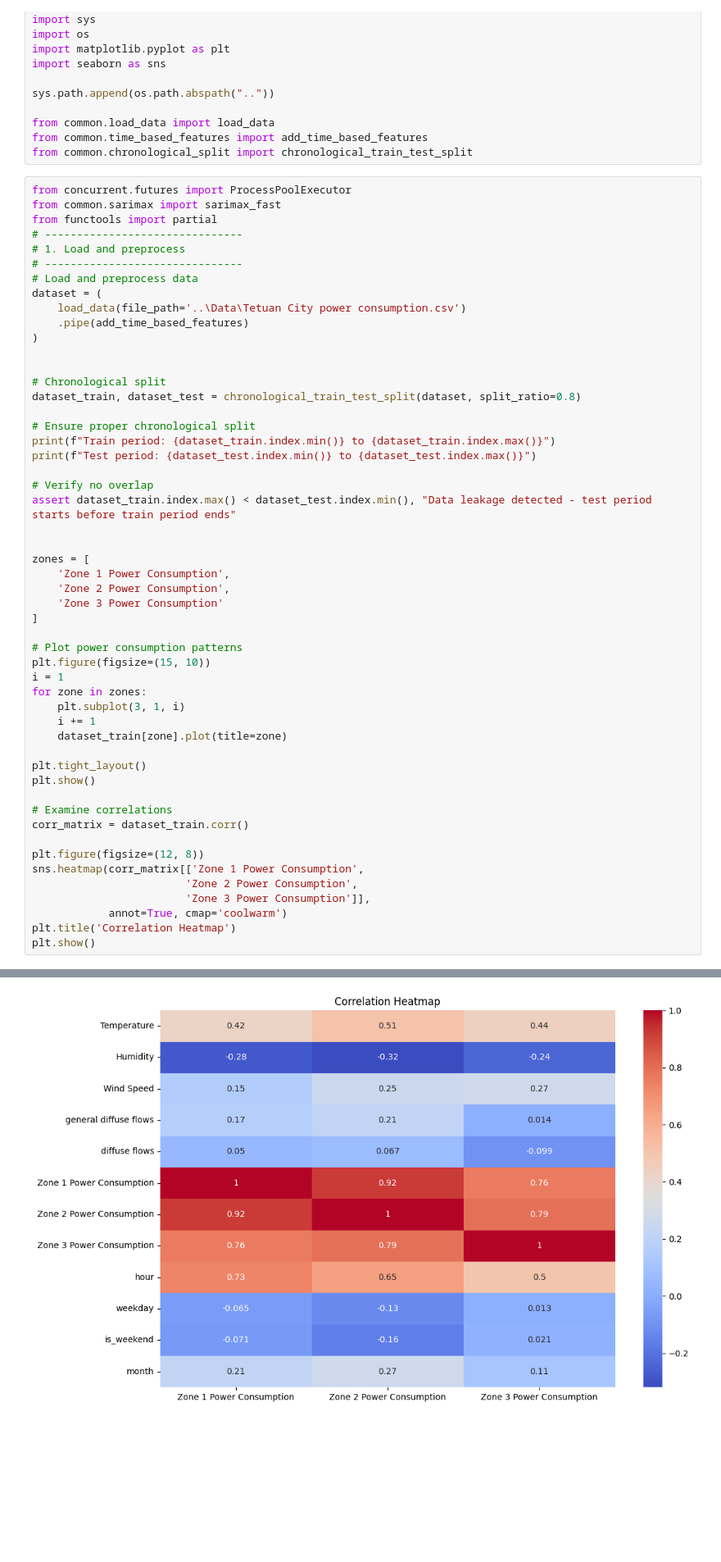
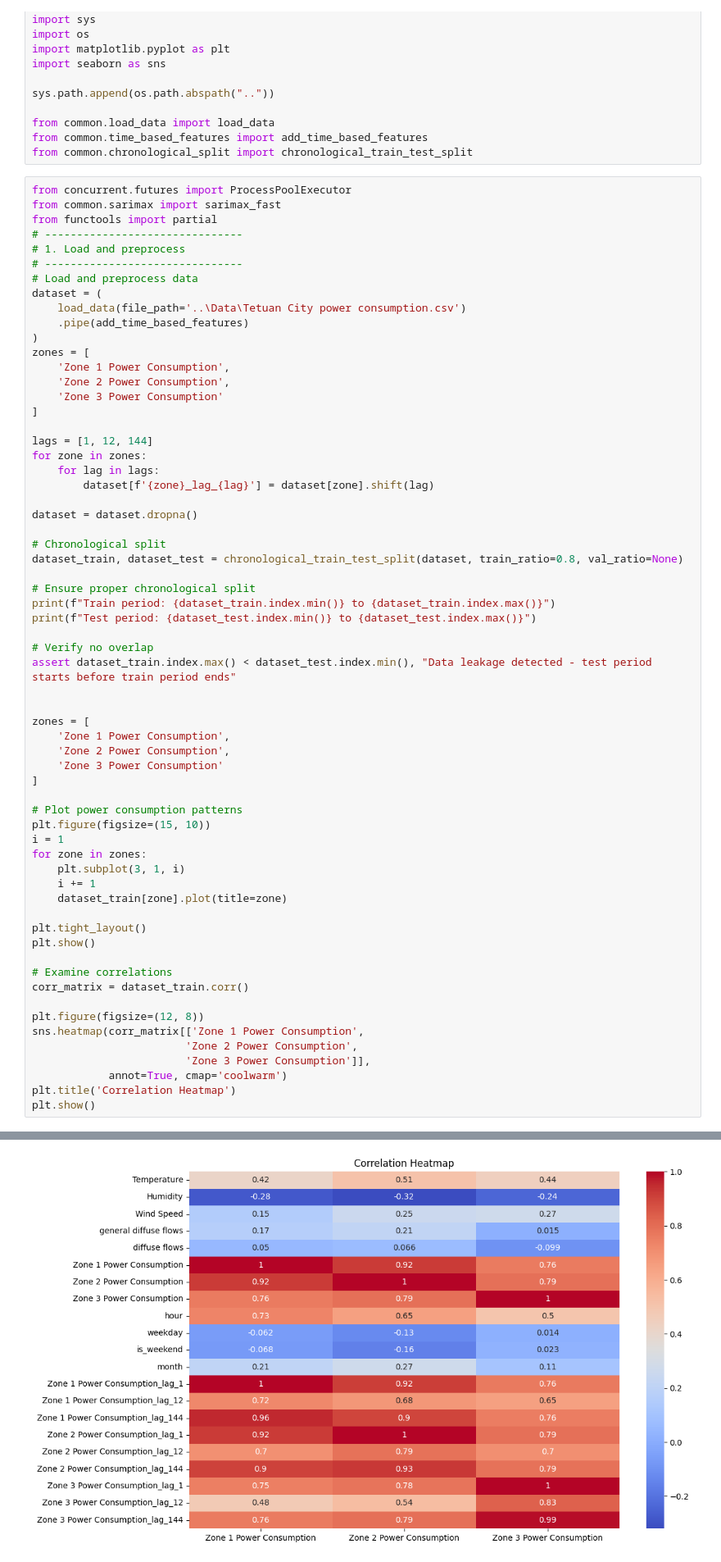
Before and after one commit to TeslimAdeyanju/4-MyCollabrative-Project-SDS-CP036-powercast, a Jupyter notebook: beginner/submissions/team-members/anis-batliwala/week-2/sarimax-model.ipynb, the cells around one changed output, grey strips where cells are left out. Shown at 82% size. Drawn from its saved outputs; the diff is of its cells as text; blank space fills up the shorter version.

```diff
--- a/beginner/submissions/team-members/anis-batliwala/week-2/sarimax-model.ipynb
+++ b/beginner/submissions/team-members/anis-batliwala/week-2/sarimax-model.ipynb
@@ -34,10 +34,21 @@ dataset = (
     load_data(file_path='..\Data\Tetuan City power consumption.csv')
     .pipe(add_time_based_features)
 )
+zones = [
+    'Zone 1 Power Consumption',
+    'Zone 2 Power Consumption',
+    'Zone 3 Power Consumption'
+]
 
+lags = [1, 12, 144]
+for zone in zones:
+    for lag in lags:
+        dataset[f'{zone}_lag_{lag}'] = dataset[zone].shift(lag)
+
+dataset = dataset.dropna()
 
 # Chronological split
-dataset_train, dataset_test = chronological_train_test_split(dataset, split_ratio=0.8)
+dataset_train, dataset_test = chronological_train_test_split(dataset, train_ratio=0.8, val_ratio=None)
 
 # Ensure proper chronological split
 print(f"Train period: {dataset_train.index.min()} to {dataset_train.index.max()}")
@@ -82,4 +93,4 @@ Test period: 2017-10-19 04:40:00 to 2017-12-30 23:50:00
-[figure, old version]
+[figure, new version]
 # %% [markdown]
 #### Key findings
 - **Strong Temporal Patterns**:
```
Also changed, not shown: parts of 6 cells of this notebook.
